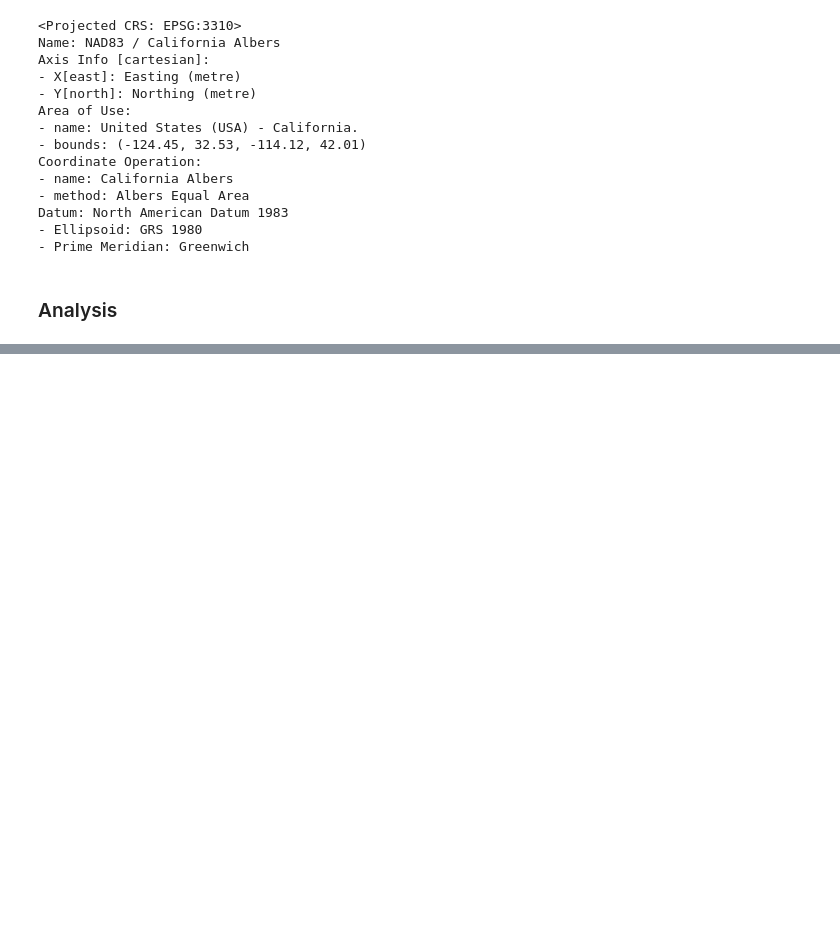
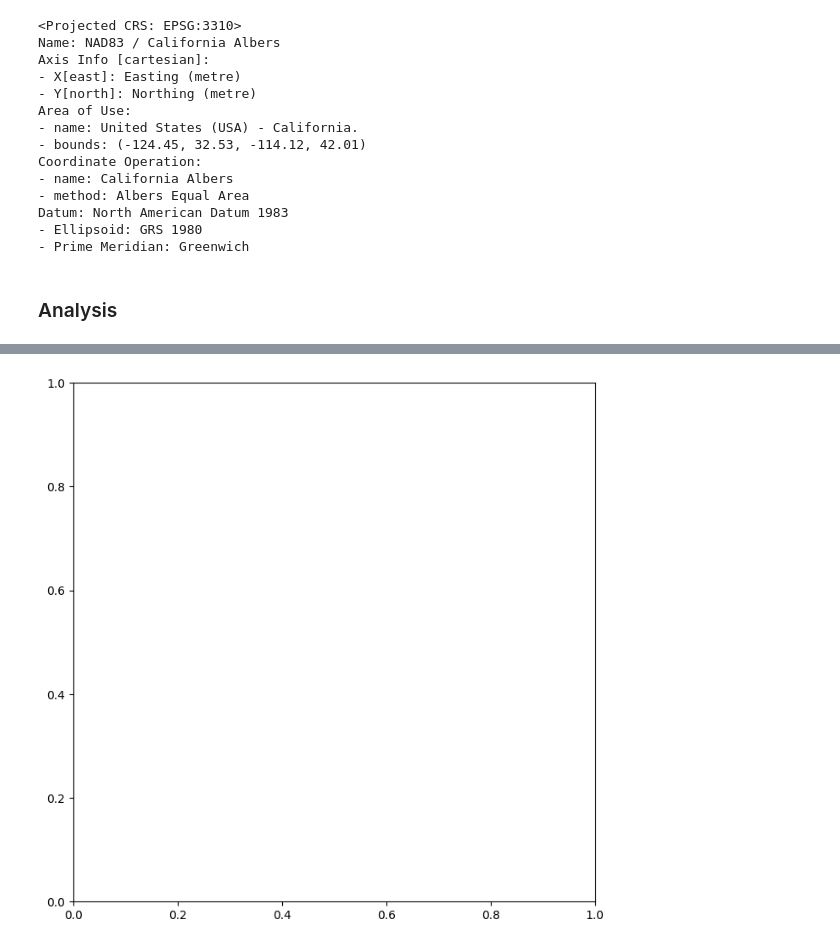
Before and after one commit to alyghanson/migration, a Jupyter notebook: whales/extent.ipynb, the cells around one changed output, grey strips where cells are left out. Cells and saved outputs as stored; diff of their text form; code cells hidden in the pictures; blank space fills up the shorter version.

```diff
--- a/whales/extent.ipynb
+++ b/whales/extent.ipynb
@@ -218,0 +240,12 @@ plt.grid(linestyle='-', color='grey', zorder=0)
+# %%
+#Make animated graph of locations:
+def animate(i):
+    data = w2008[w2008["id"] == i]
+    ax.clear()
+    sns.scatterplot(data=data, y="lat", x="long", marker='.', ax=ax)
+
+fig, ax = plt.subplots(figsize=(8, 8))
+anim = matplotlib.animation.FuncAnimation(fig, animate, frames=w2008.id.unique().tolist(), interval=1000, repeat=True)
+plt.show()
+# %% [output]
+[figure, added]
```
Also changed, not shown: parts of 6 cells of this notebook, 6 other files.
